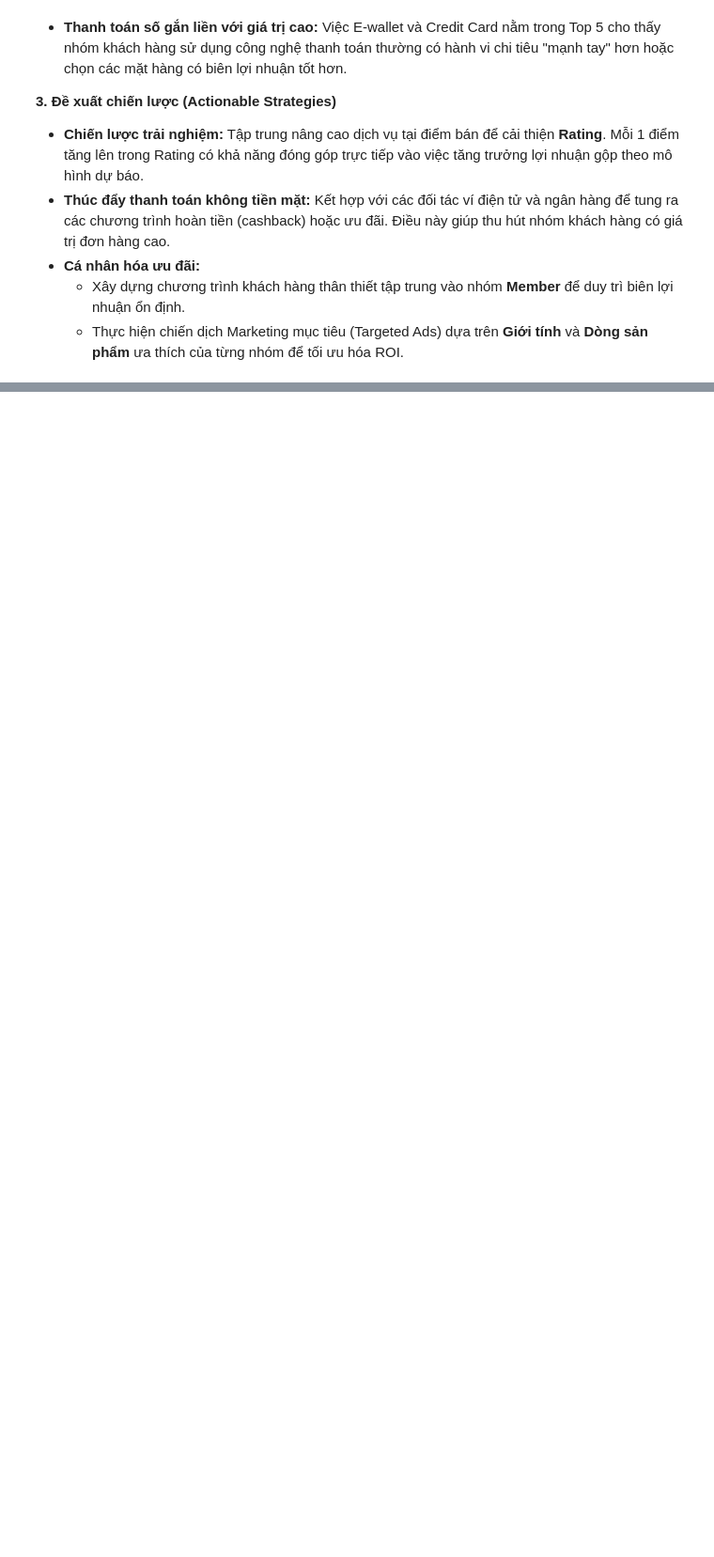
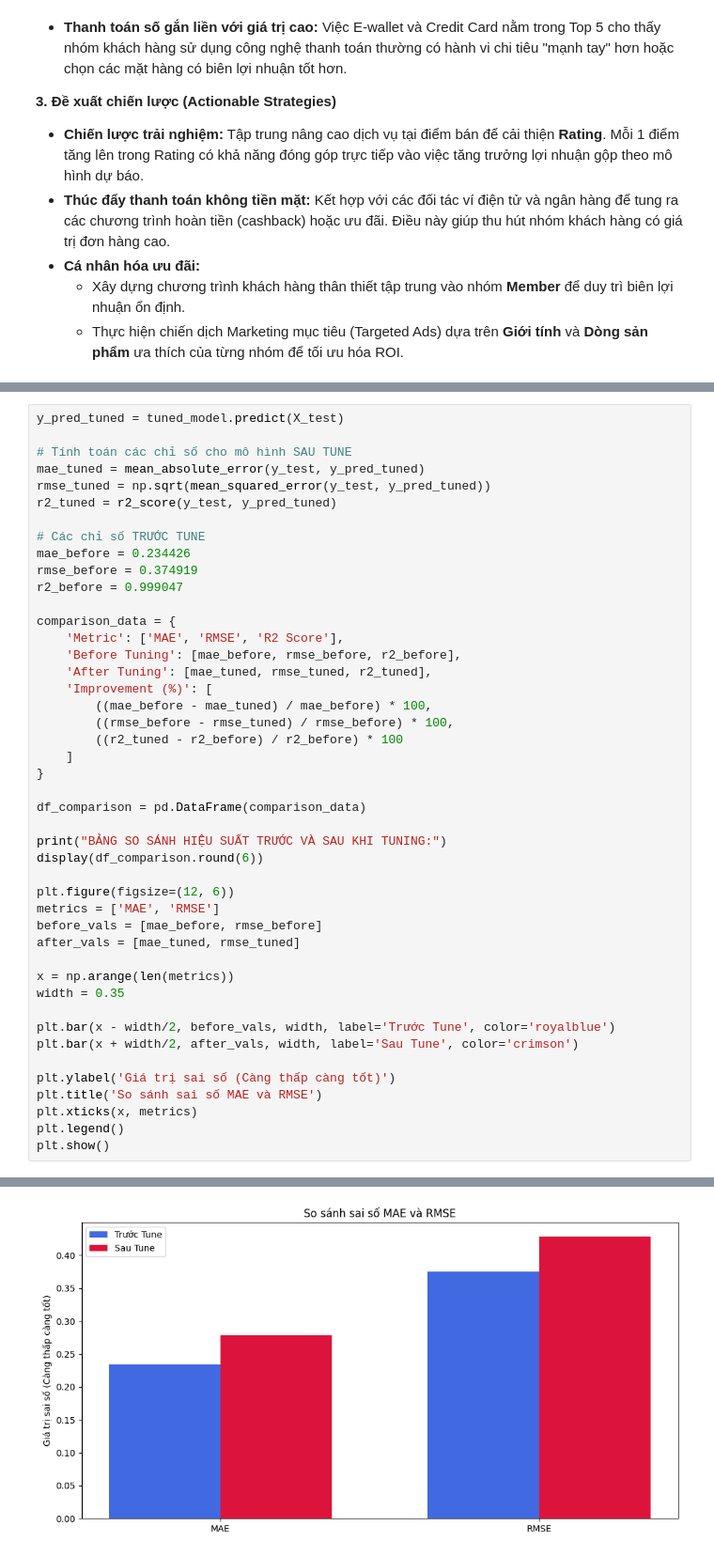
Before and after one commit to Jackxeid/Learn---MindX, a Jupyter notebook: Final Project/finalProject.ipynb, the cells around one changed output, grey strips where cells are left out. Shown at 94% size. Saved outputs shown, nothing was run; the diff lists cells and outputs as text; blank space fills up the shorter version.

Commit message:
Hyperparameter tuning

```diff
--- a/Final Project/finalProject.ipynb
+++ b/Final Project/finalProject.ipynb
@@ -1049,0 +1089,46 @@ plt.show()
+# %%
+y_pred_tuned = tuned_model.predict(X_test)
+
+# Tính toán các chỉ số cho mô hình SAU TUNE
+mae_tuned = mean_absolute_error(y_test, y_pred_tuned)
+rmse_tuned = np.sqrt(mean_squared_error(y_test, y_pred_tuned))
+r2_tuned = r2_score(y_test, y_pred_tuned)
+
+# Các chỉ số TRƯỚC TUNE
+mae_before = 0.234426
+rmse_before = 0.374919
+r2_before = 0.999047
+
+comparison_data = {
+    'Metric': ['MAE', 'RMSE', 'R2 Score'],
+    'Before Tuning': [mae_before, rmse_before, r2_before],
+    'After Tuning': [mae_tuned, rmse_tuned, r2_tuned],
+    'Improvement (%)': [
+        ((mae_before - mae_tuned) / mae_before) * 100,
+        ((rmse_before - rmse_tuned) / rmse_before) * 100,
+        ((r2_tuned - r2_before) / r2_before) * 100
+    ]
+}
+
+df_comparison = pd.DataFrame(comparison_data)
+
+print("BẢNG SO SÁNH HIỆU SUẤT TRƯỚC VÀ SAU KHI TUNING:")
+display(df_comparison.round(6))
+
+plt.figure(figsize=(12, 6))
+metrics = ['MAE', 'RMSE']
+before_vals = [mae_before, rmse_before]
+after_vals = [mae_tuned, rmse_tuned]
+
+x = np.arange(len(metrics))
+width = 0.35
+
+plt.bar(x - width/2, before_vals, width, label='Trước Tune', color='royalblue')
+plt.bar(x + width/2, after_vals, width, label='Sau Tune', color='crimson')
+
+plt.ylabel('Giá trị sai số (Càng thấp càng tốt)')
+plt.title('So sánh sai số MAE và RMSE')
+plt.xticks(x, metrics)
+plt.legend()
+plt.show()
+# %% [output]
@@ -1049,0 +1140 @@ plt.show()
+[figure, added]
```
Also changed, not shown: parts of 5 cells of this notebook.
